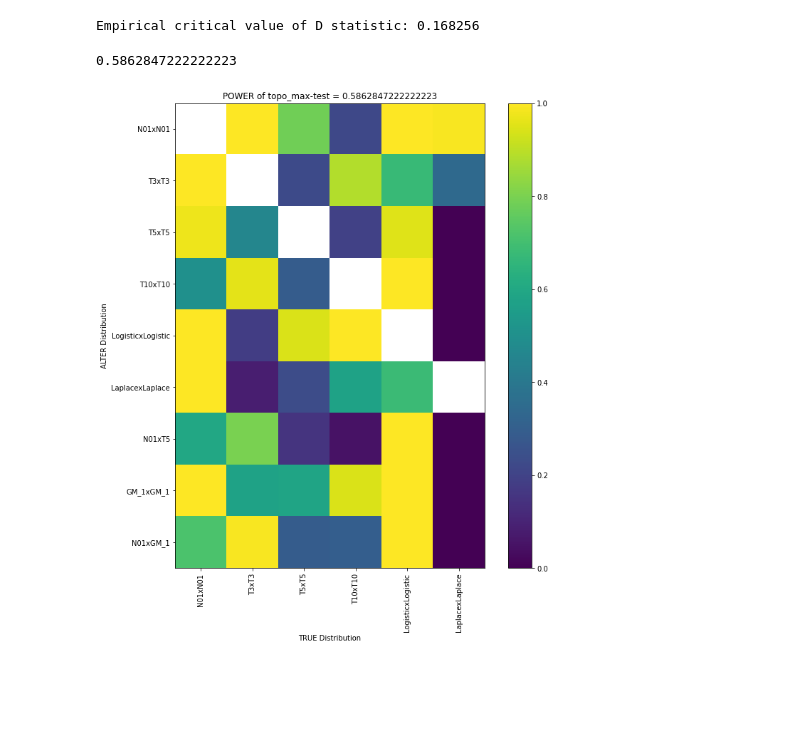
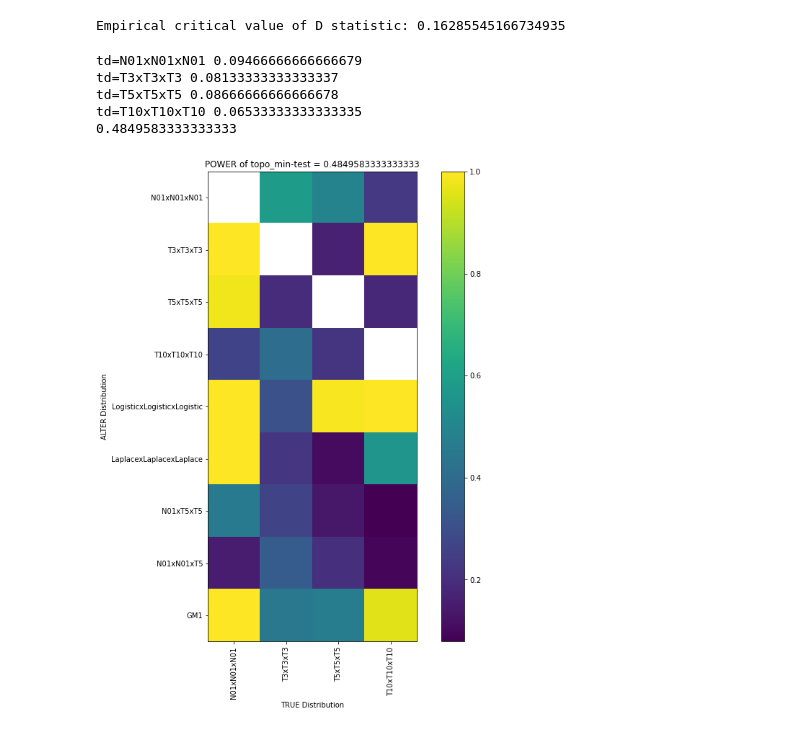
Before and after one commit to RafalTopolnicki/TopoTests, a Jupyter notebook: notebooks/plot_AllDistr2D.ipynb, the cells around one changed output. Cells and saved outputs as stored; diff of their text form; code cells hidden in the pictures; blank space fills up the shorter version.

Commit message:
3D nad 5D results. new plotting scripts

```diff
--- a/notebooks/plot_AllDistr2D.ipynb
+++ b/notebooks/plot_AllDistr2D.ipynb
@@ -3,7 +3,8 @@ import numpy as np
 import pandas as pd
 import matplotlib.pyplot as plt
 # %%
-df = pd.read_csv('results.2d/mergegram_1_1_N=100.csv')
+#df = pd.read_csv('results.3d/mergegram_1_1_N=20.csv')
+df = pd.read_csv('results.3d/ecc_1_1_N=100.csv')
 
 true_distrib = df.true_distrib.unique()
 alter_distrib = df.alter_distrib.unique()
@@ -35,7 +36,7 @@ def ks_fix_threshold(df, Dstar=None):
 ks_fix = ks_fix_threshold(df)
 df['ks_fix'] = ks_fix
 # %% [output]
-Empirical critical value of D statistic: 0.168256
+Empirical critical value of D statistic: 0.16285545166734935
 # %%
 def plot_power_matrix(test_label='ks', exclude=[]):
 
@@ -52,7 +53,8 @@ def plot_power_matrix(test_label='ks', exclude=[]):
 
     # compute average-power
     # exclude diagonal
-    for id_td, _ in enumerate(true_distrib):
+    for id_td, td in enumerate(true_distrib):
+        print(f'td={td} {values[id_td, id_td]}')
         values[id_td, id_td] = None
     for id_td, td in enumerate(true_distrib):
         for id_ad, ad in enumerate(alter_distrib):
@@ -73,10 +75,14 @@ def plot_power_matrix(test_label='ks', exclude=[]):
     ax.set_title(f'POWER of {test_label}-test = {avg_power}')
     fig.colorbar(im)
 # %%
-plot_power_matrix('topo_max')
+plot_power_matrix('topo_min')
 # %% [output]
-0.5862847222222223
+td=N01xN01xN01 0.09466666666666679
+td=T3xT3xT3 0.08133333333333337
+td=T5xT5xT5 0.08666666666666678
+td=T10xT10xT10 0.06533333333333335
+0.4849583333333333
-[figure, old version]
+[figure, new version]
 # %%
 plot_power_matrix('ks_fix')
 # %% [output]
```
Also changed, not shown: parts of 1 cell of this notebook, 23 other files.
